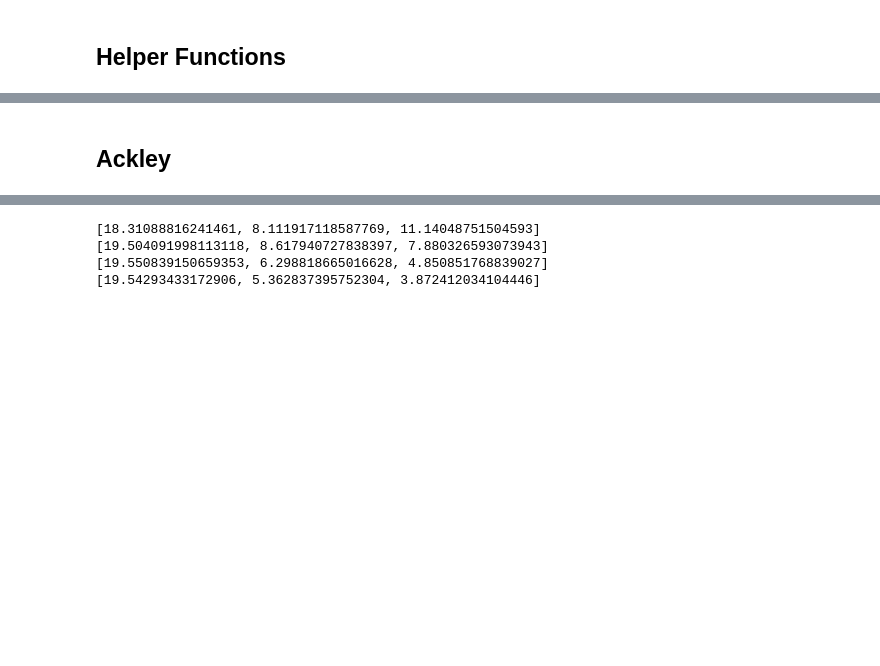
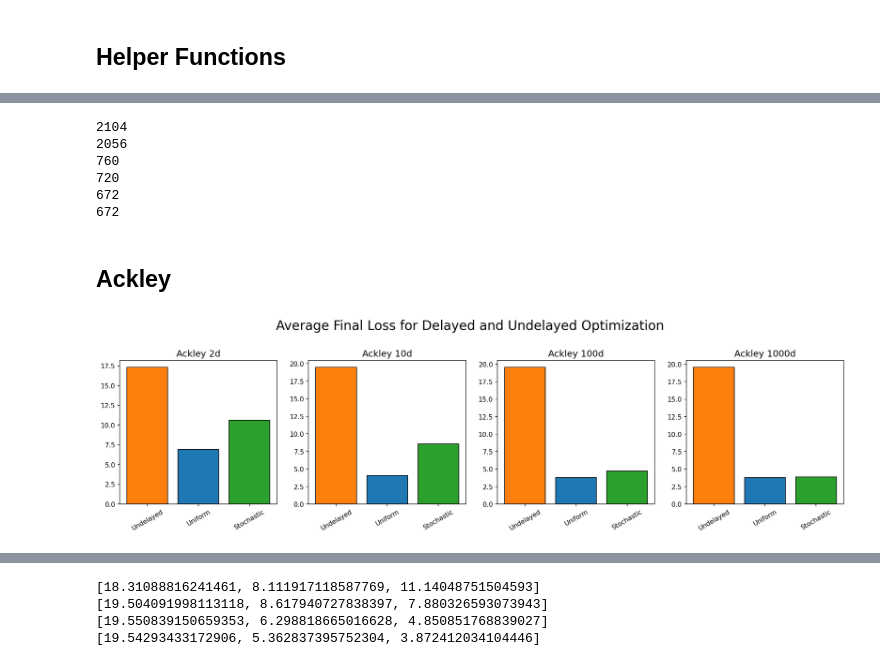
Before and after one commit to ebensonm/delay-optimizer, a Jupyter notebook: DelayEffects/bar_plots.ipynb, the cells around one changed output, grey strips where cells are left out. Cells and saved outputs as stored; diff of their text form; code cells hidden in the pictures; blank space fills up the shorter version.

Commit message:
Plotting updates

```diff
--- a/DelayEffects/bar_plots.ipynb
+++ b/DelayEffects/bar_plots.ipynb
@@ -167,5 +159,32 @@ def plot_bar(loss_name, file_tags, delay_names=None, logscale=False, clip_axis=F
 
     fig.suptitle("Average Final Loss for Delayed and Undelayed Optimization", y=1.1, size=20)
     return axes
+# %%
+data = load("Ackley", 2, 'optimal_undel')
+print(sys.getsizeof(data.state_vals))
+print(sys.getsizeof(list(data.state_vals)))
+
+app_list = []
+for i in range(77):
+    app_list.append(i)
+
+print(sys.getsizeof(app_list))
+print(sys.getsizeof(np.asarray(app_list)))
+print(sys.getsizeof(list(np.asarray(app_list))))
+print(sys.getsizeof(app_list[:]))
+# %% [output]
+2104
+2056
+760
+720
+672
+672
 # %% [markdown]
 ## Ackley
+# %%
+file_tags = ['optimal_undel', 'stochL1_unifL1', 'optimal_stochL1']
+labels = ['Undelayed', 'Uniform', 'Stochastic']
+plot_hist("Ackley", file_tags, labels)
+plt.show()
+# %% [output]
+[figure, new version]
```
Also changed, not shown: parts of 8 cells of this notebook.
